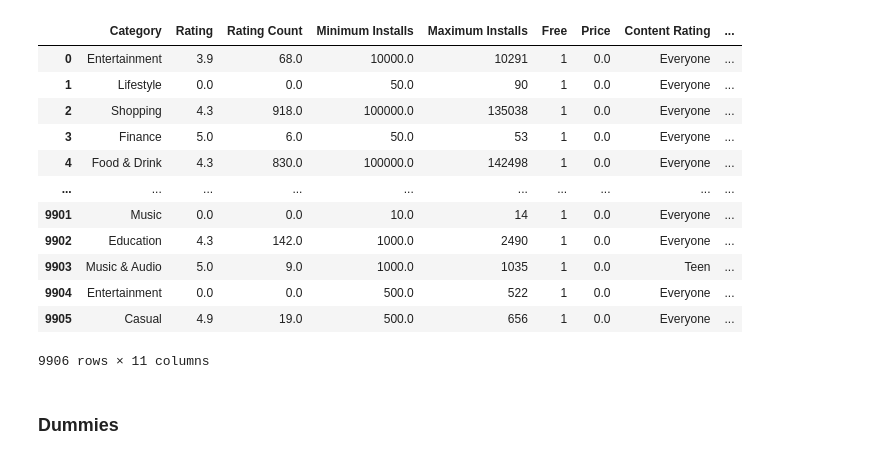
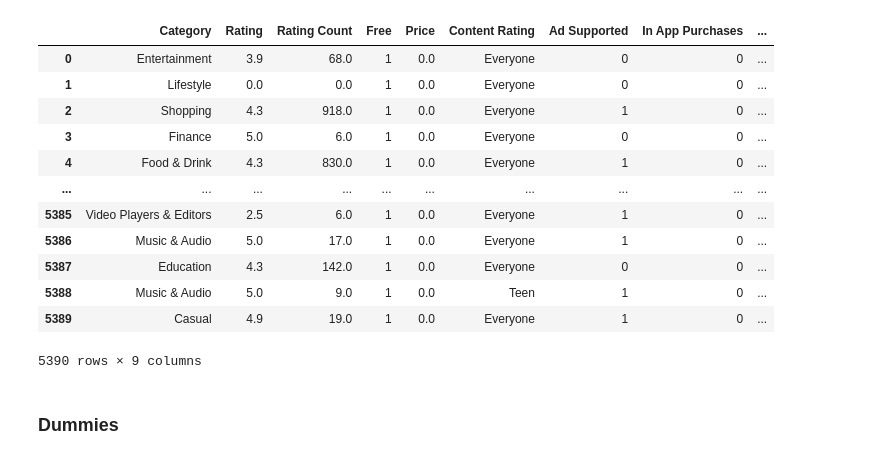
Before and after one commit to LouLan99/User-Rating-Prediction-Model, a Jupyter notebook: notebooks/03-pre-processing copy.ipynb, the cells around one changed output. Cells and saved outputs as stored; diff of their text form; code cells hidden in the pictures.

```diff
--- a/notebooks/03-pre-processing copy.ipynb
+++ b/notebooks/03-pre-processing copy.ipynb
@@ -1,22 +1,22 @@
 # %%
 import pandas as pd
 # %%
-df_clean = pd.read_csv(filepath_or_buffer= "../data/Clean_Dataset.csv")
+df_clean = pd.read_csv(filepath_or_buffer= "../data/Clean_Dataset2.csv")
 df_clean
 # %% [output]
-|  | Category | Rating | Rating Count | Minimum Installs | Maximum Installs | Free | Price | Content Rating | ... |
-| 0 | Entertainment | 3.9 | 68.0 | 10000.0 | 10291 | 1 | 0.0 | Everyone | ... |
-| 1 | Lifestyle | 0.0 | 0.0 | 50.0 | 90 | 1 | 0.0 | Everyone | ... |
-| 2 | Shopping | 4.3 | 918.0 | 100000.0 | 135038 | 1 | 0.0 | Everyone | ... |
-| 3 | Finance | 5.0 | 6.0 | 50.0 | 53 | 1 | 0.0 | Everyone | ... |
-| 4 | Food & Drink | 4.3 | 830.0 | 100000.0 | 142498 | 1 | 0.0 | Everyone | ... |
+|  | Category | Rating | Rating Count | Free | Price | Content Rating | Ad Supported | In App Purchases | ... |
+| 0 | Entertainment | 3.9 | 68.0 | 1 | 0.0 | Everyone | 0 | 0 | ... |
+| 1 | Lifestyle | 0.0 | 0.0 | 1 | 0.0 | Everyone | 0 | 0 | ... |
+| 2 | Shopping | 4.3 | 918.0 | 1 | 0.0 | Everyone | 1 | 0 | ... |
+| 3 | Finance | 5.0 | 6.0 | 1 | 0.0 | Everyone | 0 | 0 | ... |
+| 4 | Food & Drink | 4.3 | 830.0 | 1 | 0.0 | Everyone | 1 | 0 | ... |
 | ... | ... | ... | ... | ... | ... | ... | ... | ... | ... |
-| 9901 | Music | 0.0 | 0.0 | 10.0 | 14 | 1 | 0.0 | Everyone | ... |
-| 9902 | Education | 4.3 | 142.0 | 1000.0 | 2490 | 1 | 0.0 | Everyone | ... |
-| 9903 | Music & Audio | 5.0 | 9.0 | 1000.0 | 1035 | 1 | 0.0 | Teen | ... |
-| 9904 | Entertainment | 0.0 | 0.0 | 500.0 | 522 | 1 | 0.0 | Everyone | ... |
-| 9905 | Casual | 4.9 | 19.0 | 500.0 | 656 | 1 | 0.0 | Everyone | ... |
+| 5385 | Video Players & Editors | 2.5 | 6.0 | 1 | 0.0 | Everyone | 1 | 0 | ... |
+| 5386 | Music & Audio | 5.0 | 17.0 | 1 | 0.0 | Everyone | 1 | 0 | ... |
+| 5387 | Education | 4.3 | 142.0 | 1 | 0.0 | Everyone | 0 | 0 | ... |
+| 5388 | Music & Audio | 5.0 | 9.0 | 1 | 0.0 | Teen | 1 | 0 | ... |
+| 5389 | Casual | 4.9 | 19.0 | 1 | 0.0 | Everyone | 1 | 0 | ... |
-9906 rows × 11 columns
+5390 rows × 9 columns
 # %% [markdown]
 ### Dummies
 # %%
```
Also changed, not shown: parts of 5 cells of this notebook.
